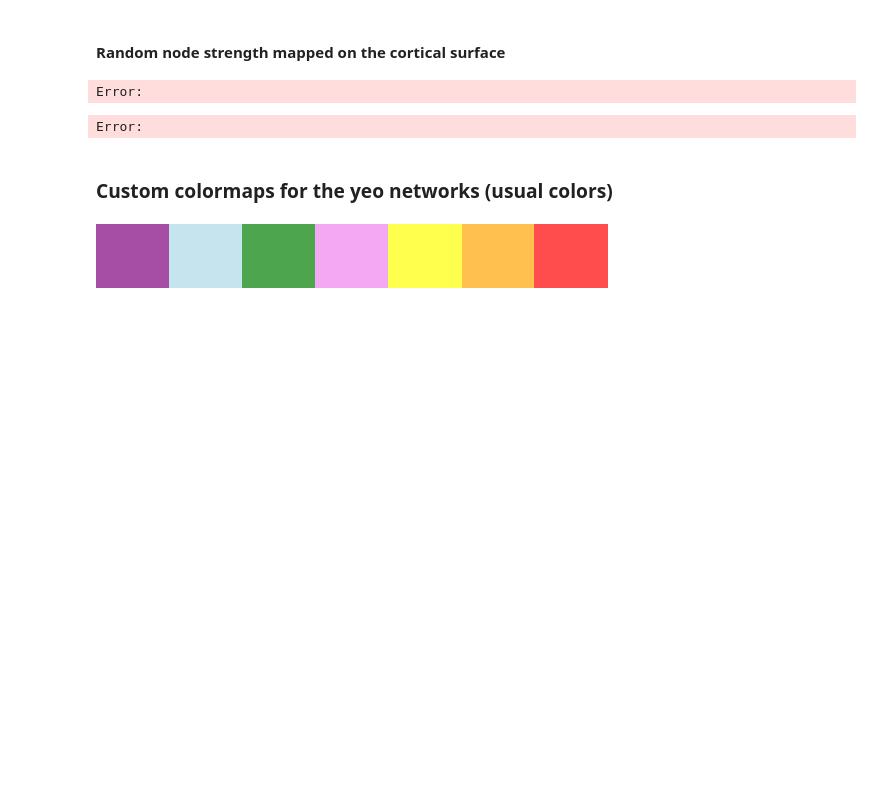
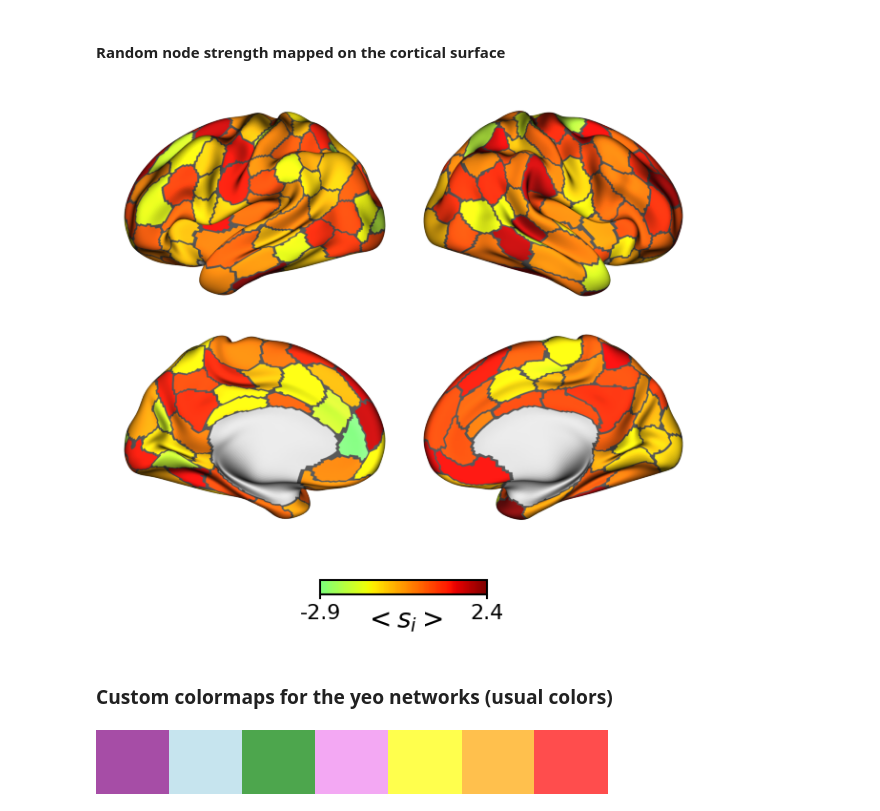
Before and after one commit to aspenglow/Multi-Echo-BOLD_fingerprinting, a Jupyter notebook: Example_brain_plot.ipynb, the cells around one changed output. Cells and saved outputs as stored; diff of their text form; code cells hidden in the pictures; blank space fills up the shorter version.

```diff
--- a/Example_brain_plot.ipynb
+++ b/Example_brain_plot.ipynb
@@ -46,12 +49,11 @@ Error:
 # %% [markdown]
 #### Random node strength mapped on the cortical surface
 # %%
-fig=normal_view(np.random.normal(size=400),edges=True,surftype='inflated',
-                exp_form=False,q_thresh=0,cmap='custom',parcellation=400,graymap_rev=True)
+fig=normal_view(np.random.normal(size=200),edges=True,surftype='inflated',
+                exp_form=False,q_thresh=0,cmap='custom',parcellation=200,graymap_rev=True)
 fig
 # %% [output]
-Error:
-Error:
+[figure, added]
 # %% [markdown]
 ### Custom colormaps for the yeo networks (usual colors)
 # %%
```
Also changed, not shown: parts of 4 cells of this notebook, 5 other files.
